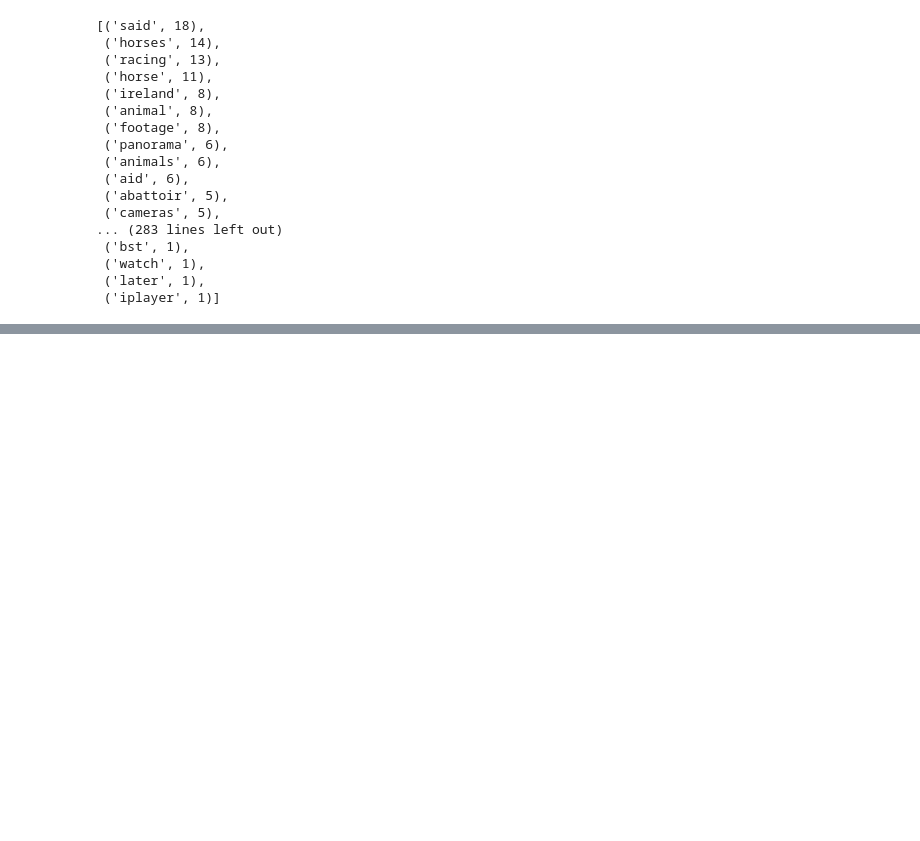
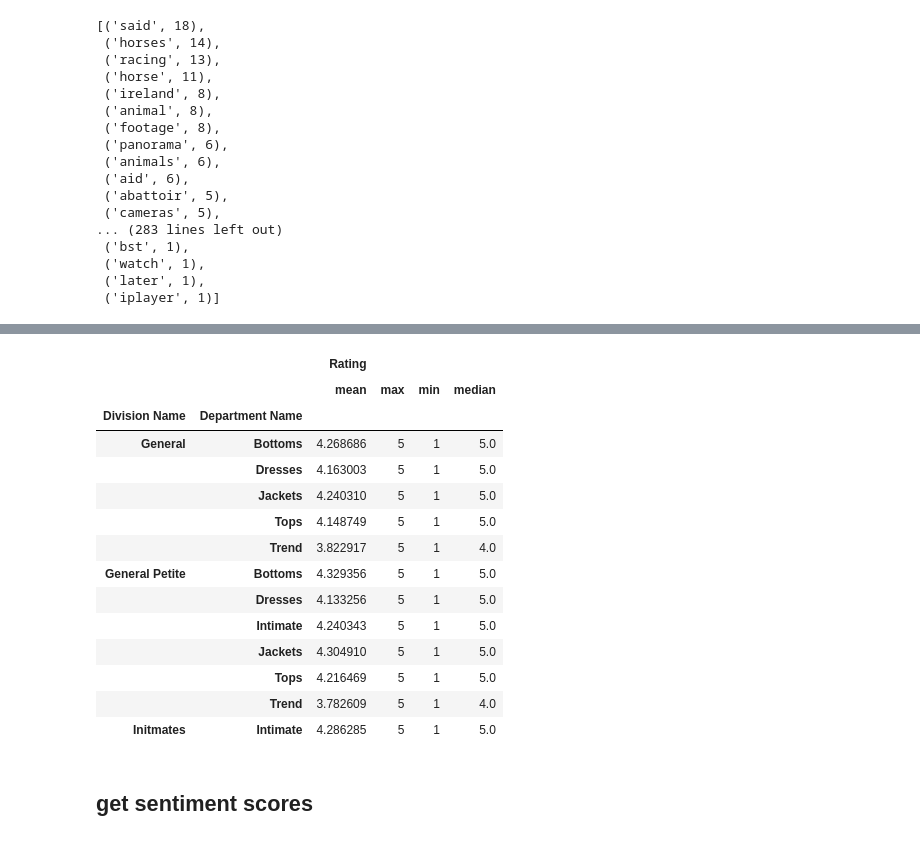
Before and after one commit to student-IH-labs-and-stuff/BCNDATA2022, a Jupyter notebook: ClassMaterials/Week8/sians_notebooks/nlp_taster_30May.ipynb, the cells around one changed output, grey strips where cells are left out. Saved outputs shown, nothing was run; the diff lists cells and outputs as text; code cells hidden in the pictures; blank space fills up the shorter version.

```diff
--- a/ClassMaterials/Week8/sians_notebooks/nlp_taster_30May.ipynb
+++ b/ClassMaterials/Week8/sians_notebooks/nlp_taster_30May.ipynb
@@ -144,0 +237,2 @@ porter = nltk.PorterStemmer()
+# %%
+clothingdf=pd.read_csv('Womens Clothing E-Commerce Reviews.csv')
@@ -144,0 +265,2 @@ porter = nltk.PorterStemmer()
+# %%
+clothingdf=clothingdf[['Age','Title','Review Text','Rating','Division Name','Department Name']]
@@ -144,0 +316,22 @@ porter = nltk.PorterStemmer()
+# %%
+rating_by_depdiv=clothingdf.groupby(['Division Name','Department Name']).agg({'Rating':['mean','max','min','median']})
+# %%
+rating_by_depdiv
+# %% [output]
+|  |  | Rating |  |  |  |
+|  |  | mean | max | min | median |
+| Division Name | Department Name |  |  |  |  |
+| General | Bottoms | 4.268686 | 5 | 1 | 5.0 |
+|  | Dresses | 4.163003 | 5 | 1 | 5.0 |
+|  | Jackets | 4.240310 | 5 | 1 | 5.0 |
+|  | Tops | 4.148749 | 5 | 1 | 5.0 |
+|  | Trend | 3.822917 | 5 | 1 | 4.0 |
+| General Petite | Bottoms | 4.329356 | 5 | 1 | 5.0 |
+|  | Dresses | 4.133256 | 5 | 1 | 5.0 |
+|  | Intimate | 4.240343 | 5 | 1 | 5.0 |
+|  | Jackets | 4.304910 | 5 | 1 | 5.0 |
+|  | Tops | 4.216469 | 5 | 1 | 5.0 |
+|  | Trend | 3.782609 | 5 | 1 | 4.0 |
+| Initmates | Intimate | 4.286285 | 5 | 1 | 5.0 |
+# %% [markdown]
+## get sentiment scores
```
Also changed, not shown: parts of 57 cells of this notebook, 1 other file.
